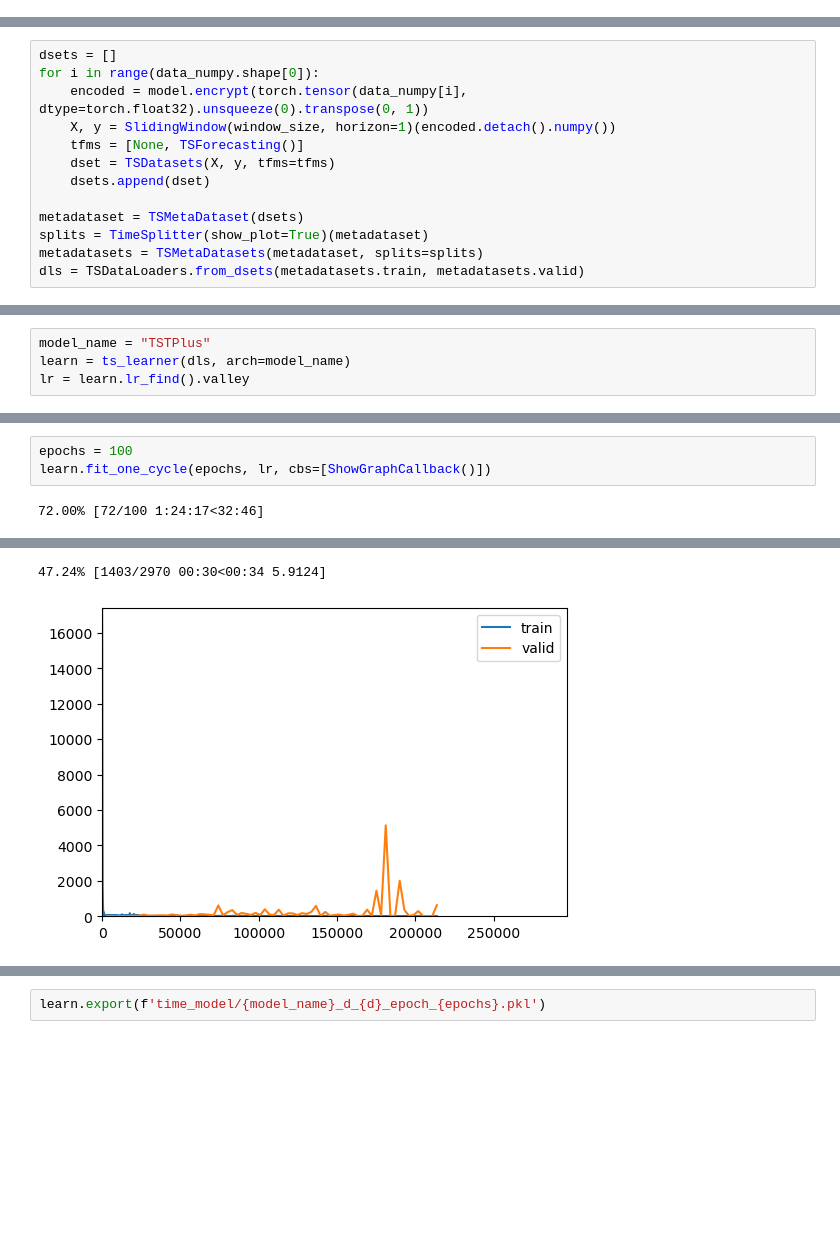
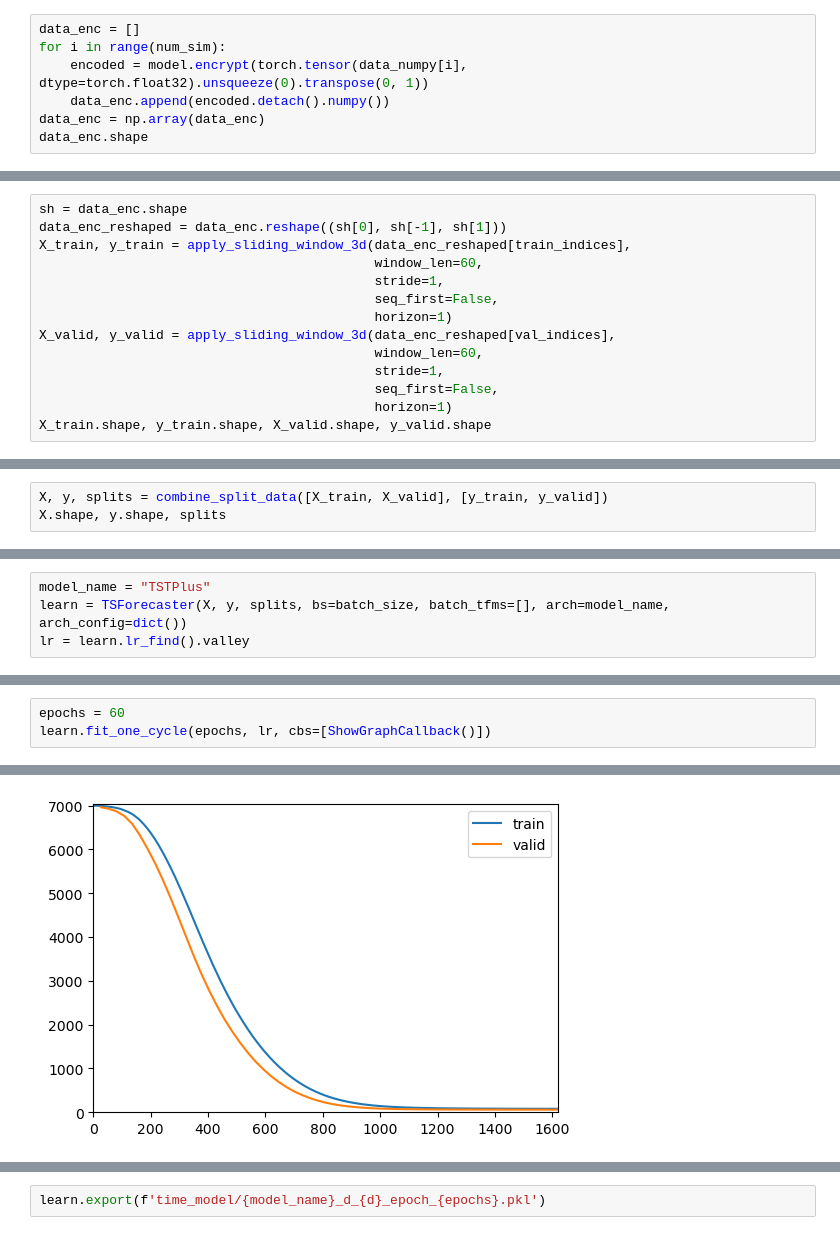
Before and after one commit to ARCLab-MIT/mocat-ml, a Jupyter notebook: TSTPlus.ipynb, the cells around one changed output, grey strips where cells are left out. Drawn from its saved outputs; the diff is of its cells as text; blank space fills up the shorter version.

Commit message:
fixed TST model and ran the training for 60 epochs

```diff
--- a/TSTPlus.ipynb
+++ b/TSTPlus.ipynb
@@ -18,0 +32,7 @@ load_model(f'model/d_{d}_epoch_{n_epochs}.pkl', model, None)
+# %%
+data_enc = []
+for i in range(num_sim):
+    encoded = model.encrypt(torch.tensor(data_numpy[i], dtype=torch.float32).unsqueeze(0).transpose(0, 1))
+    data_enc.append(encoded.detach().numpy())
+data_enc = np.array(data_enc)
+data_enc.shape
@@ -19,14 +41,15 @@ load_model(f'model/d_{d}_epoch_{n_epochs}.pkl', model, None)
 # %%
-dsets = []
-for i in range(data_numpy.shape[0]):
-    encoded = model.encrypt(torch.tensor(data_numpy[i], dtype=torch.float32).unsqueeze(0).transpose(0, 1))
-    X, y = SlidingWindow(window_size, horizon=1)(encoded.detach().numpy())
-    tfms = [None, TSForecasting()]
-    dset = TSDatasets(X, y, tfms=tfms)
-    dsets.append(dset)
-
-metadataset = TSMetaDataset(dsets)
-splits = TimeSplitter(show_plot=True)(metadataset)
-metadatasets = TSMetaDatasets(metadataset, splits=splits)
-dls = TSDataLoaders.from_dsets(metadatasets.train, metadatasets.valid)
+sh = data_enc.shape
+data_enc_reshaped = data_enc.reshape((sh[0], sh[-1], sh[1]))
+X_train, y_train = apply_sliding_window_3d(data_enc_reshaped[train_indices],
+                                           window_len=60,
+                                           stride=1,
+                                           seq_first=False,
+                                           horizon=1)
+X_valid, y_valid = apply_sliding_window_3d(data_enc_reshaped[val_indices],
+                                           window_len=60,
+                                           stride=1,
+                                           seq_first=False,
+                                           horizon=1)
+X_train.shape, y_train.shape, X_valid.shape, y_valid.shape
 # %% [output]
@@ -33,0 +57,3 @@ dls = TSDataLoaders.from_dsets(metadatasets.train, metadatasets.valid)
+# %%
+X, y, splits = combine_split_data([X_train, X_valid], [y_train, y_valid])
+X.shape, y.shape, splits
@@ -34,6 +65,6 @@ dls = TSDataLoaders.from_dsets(metadatasets.train, metadatasets.valid)
 # %%
 model_name = "TSTPlus"
-learn = ts_learner(dls, arch=model_name)
+learn = TSForecaster(X, y, splits, bs=batch_size, batch_tfms=[], arch=model_name, arch_config=dict())
 lr = learn.lr_find().valley
 # %% [output]
 [interactive output not drawn]
@@ -41,6 +72,5 @@ lr = learn.lr_find().valley
 # %%
-epochs = 100
+epochs = 60
 learn.fit_one_cycle(epochs, lr, cbs=[ShowGraphCallback()])
 # %% [output]
-72.00% [72/100 1:24:17<32:46]
 | epoch | train_loss | valid_loss | time |
@@ -63,4 +93,3 @@ learn.fit_one_cycle(epochs, lr, cbs=[ShowGraphCallback()])
-47.24% [1403/2970 00:30<00:34 5.9124]
-[figure, old version]
+[figure, new version]
 # %%
 learn.recorder.plot_metrics()
```
Also changed, not shown: parts of 11 cells of this notebook, 14 other files.
